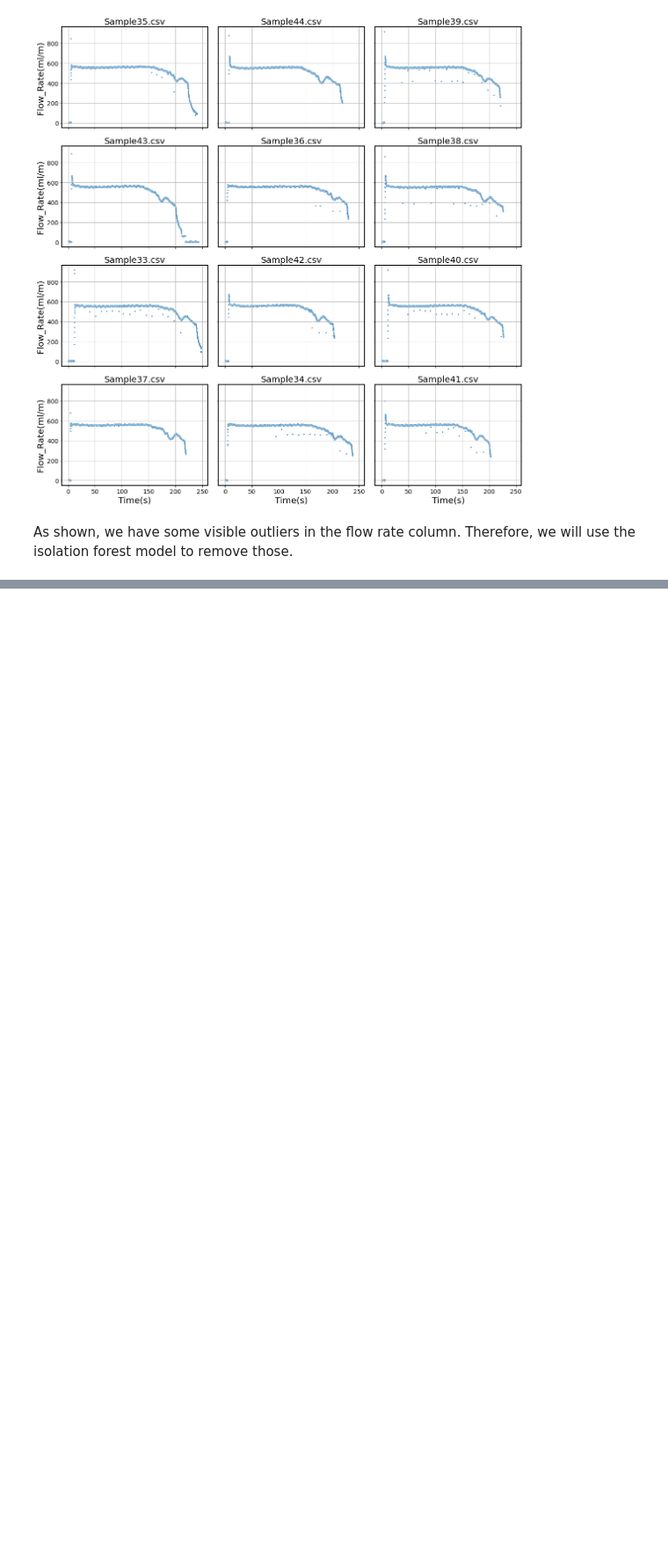
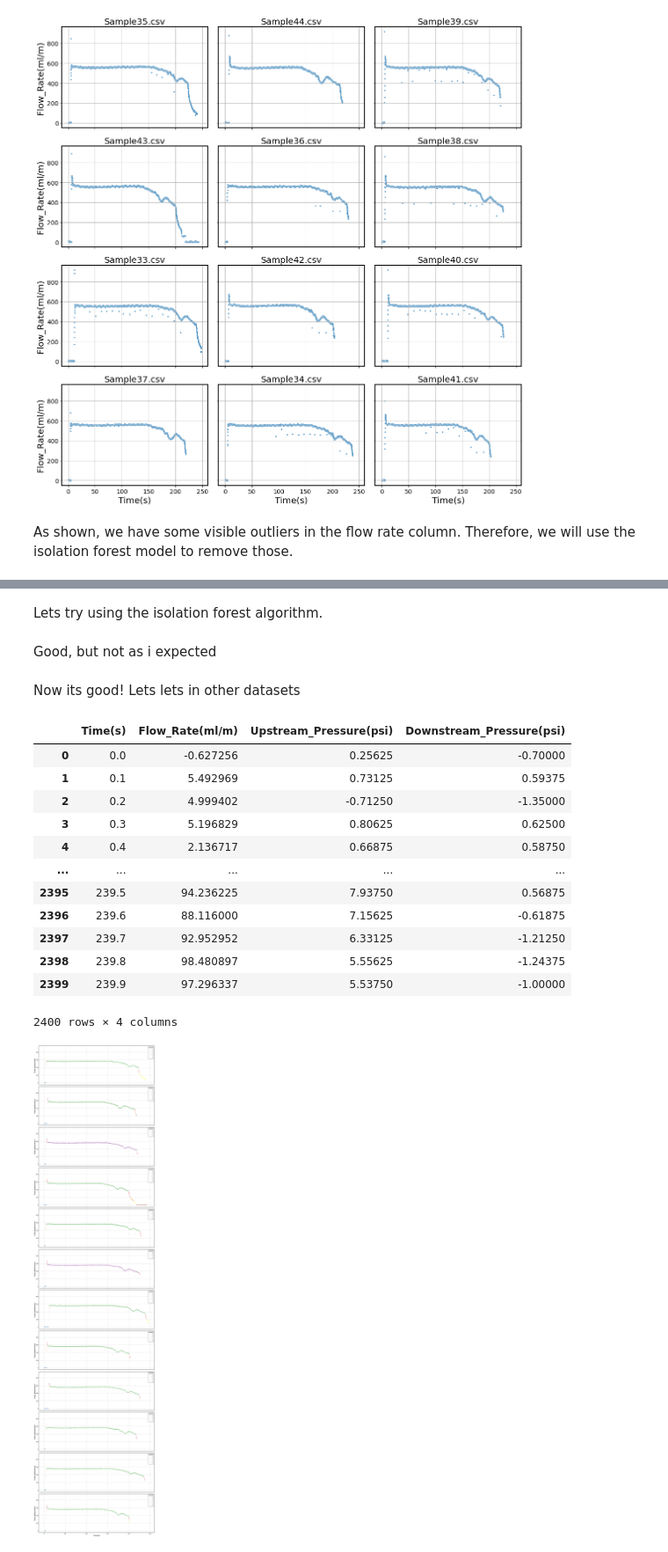
Before and after one commit to AddisonAV/DataChallenge2020, a Jupyter notebook: main.ipynb, the cells around one changed output, grey strips where cells are left out. Shown at 88% size. Saved outputs shown, nothing was run; the diff lists cells and outputs as text; code cells hidden in the pictures; blank space fills up the shorter version.

```diff
--- a/main.ipynb
+++ b/main.ipynb
@@ -175,0 +97,2 @@ KeyError: 'Upstream_Pressure(psi)'
+# %% [markdown]
+Lets try using the isolation forest algorithm.
@@ -175,0 +106,2 @@ KeyError: 'Upstream_Pressure(psi)'
+# %% [markdown]
+Good, but not as i expected
@@ -175,0 +116,26 @@ KeyError: 'Upstream_Pressure(psi)'
+# %% [markdown]
+Now its good! Lets lets in other datasets
+# %%
+fig, ax = plt.subplots(nrows = 12, ncols=1,figsize=(20, 80),tight_layout=True, sharey=True, sharex=True)
+ax = ax.reshape((12))
+index = 0
+for df_i in large_dataframes:
+    result  = db_scan(df_i, eps=8)
+    sns.scatterplot(data=result, x = 'Time(s)', y = 'Flow_Rate(ml/m)', hue = 'cluster', palette='Set1', ax=ax[index])
+    index += 1
+large_dataframes[0]
+# %% [output]
+|  | Time(s) | Flow_Rate(ml/m) | Upstream_Pressure(psi) | Downstream_Pressure(psi) |
+| 0 | 0.0 | -0.627256 | 0.25625 | -0.70000 |
+| 1 | 0.1 | 5.492969 | 0.73125 | 0.59375 |
+| 2 | 0.2 | 4.999402 | -0.71250 | -1.35000 |
+| 3 | 0.3 | 5.196829 | 0.80625 | 0.62500 |
+| 4 | 0.4 | 2.136717 | 0.66875 | 0.58750 |
+| ... | ... | ... | ... | ... |
+| 2395 | 239.5 | 94.236225 | 7.93750 | 0.56875 |
+| 2396 | 239.6 | 88.116000 | 7.15625 | -0.61875 |
+| 2397 | 239.7 | 92.952952 | 6.33125 | -1.21250 |
+| 2398 | 239.8 | 98.480897 | 5.55625 | -1.24375 |
+| 2399 | 239.9 | 97.296337 | 5.53750 | -1.00000 |
+2400 rows × 4 columns
+[figure, added]
```
Also changed, not shown: parts of 36 cells of this notebook, 36 other files.
